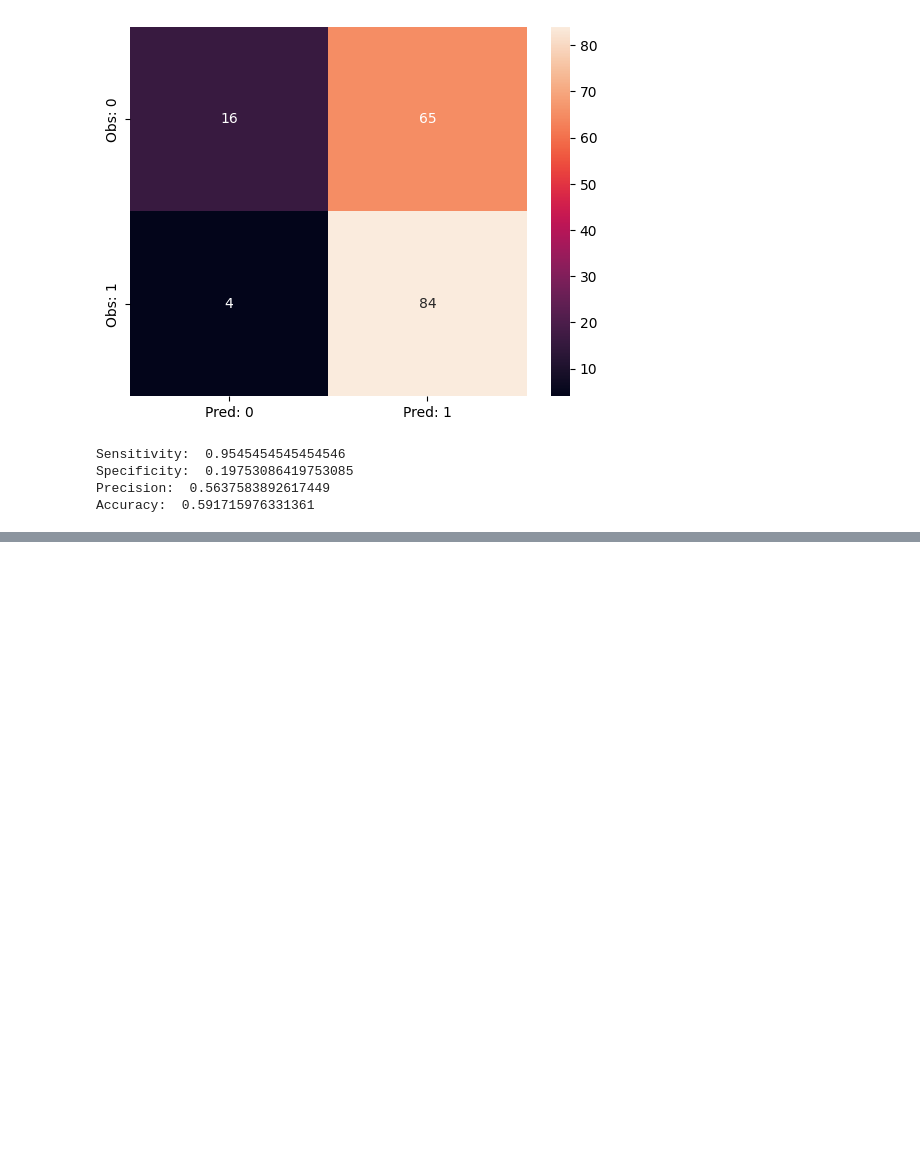
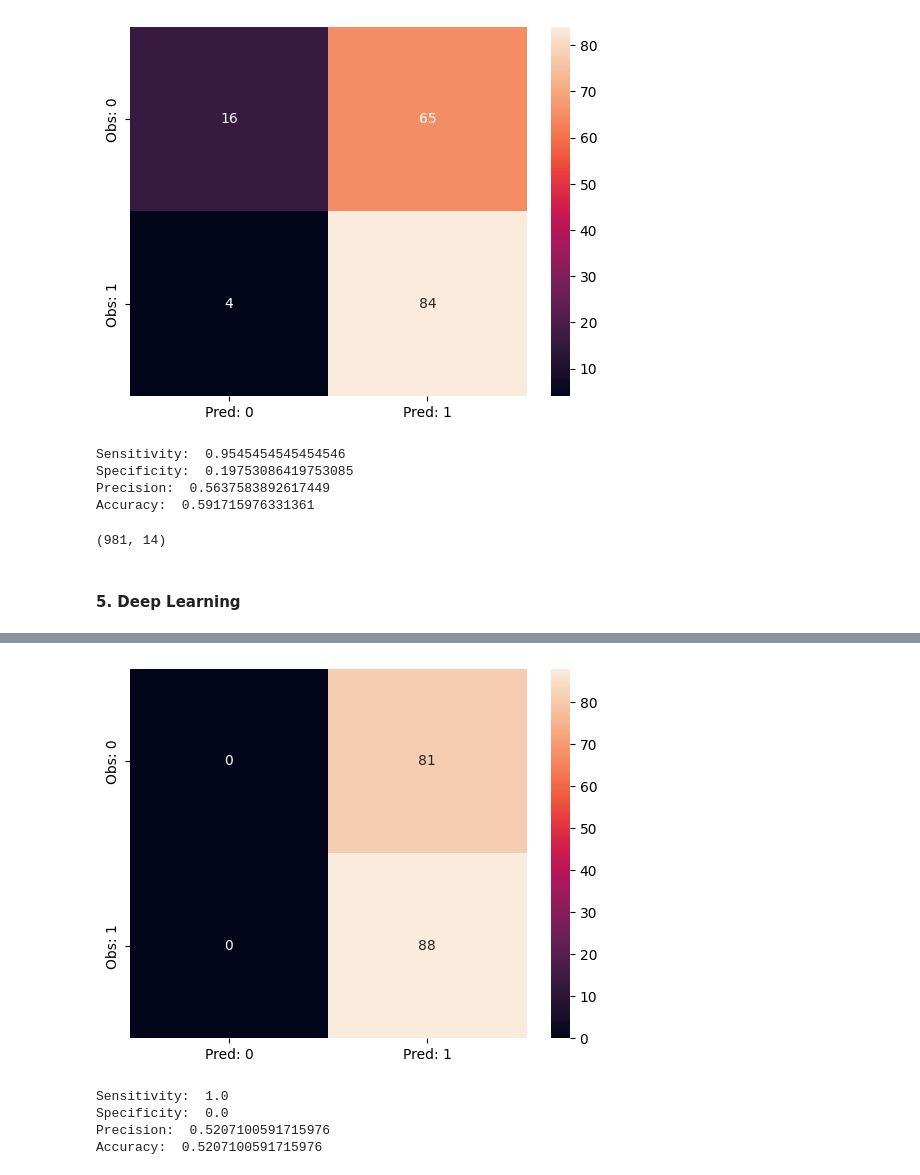
Before and after one commit to Dhruv-Chandra/Loan-Prediction, a Jupyter notebook: Loan_Prediction.ipynb, the cells around one changed output, grey strips where cells are left out. Cells and saved outputs as stored; diff of their text form; code cells hidden in the pictures; blank space fills up the shorter version.

```diff
--- a/Loan_Prediction.ipynb
+++ b/Loan_Prediction.ipynb
@@ -768,8 +813,14 @@ combined_en.sample(5)
 # %% [markdown]
 #### 1. Logistic Regression
 # %%
-x = combined_en.loc[combined_en["Loan_Status"].notnull(), combined_en.columns != target_var]
-y = combined_en.loc[combined_en["Loan_Status"].notnull(), target_var]
+x = combined_feat.loc[combined_feat["Loan_Status"].notnull(), combined_feat.columns != target_var]
+y = combined_feat.loc[combined_feat["Loan_Status"].notnull(), target_var]
+
+x = x.apply(LabelEncoder().fit_transform)
+
+y.replace(to_replace = {'Y': 1, 'N': 0}, inplace = True)
+
+# print(y)
 
 model = sm.Logit(y, ac(x))
 res = model.fit()
@@ -885,3 +923,29 @@ Sensitivity:  0.9545454545454546
 Specificity:  0.19753086419753085
 Precision:  0.5637583892617449
 Accuracy:  0.591715976331361
+# %%
+combined_en.shape
+# %% [output]
+(981, 14)
+# %% [markdown]
+#### 5. Deep Learning
+# %%
+def model_dl():
+  model = Sequential()
+  model.add(Dense(20, input_shape=(13,), activation='relu'))
+  model.add(Dense(15, activation='relu'))
+  model.add(Dense(15, activation='relu'))
+  model.add(Dense(1, activation = 'sigmoid'))
+  # Compile model
+  model.compile(loss='binary_crossentropy', optimizer='adam', metrics = ['accuracy'])
+  return model
+# %%
+params_dl = {
+    'nb_epoch': [20, 40, 60, 80, 100],
+    'batch_size': [8, 16, 32]
+}
+# %%
+model=KerasClassifier(build_fn=model_dl, validation_data = (x_val, y_val), verbose = 2)
+# %%
+mod_dl_o, acc_dl_o = rand_search(model = model, params = params_dl, df = combined_en, cm='yes', samp = 'o')
+# %% [output]
@@ -887,0 +954,5 @@ Accuracy:  0.591715976331361
+[figure, added]
+Sensitivity:  1.0
+Specificity:  0.0
+Precision:  0.5207100591715976
+Accuracy:  0.5207100591715976
```
Also changed, not shown: parts of 24 cells of this notebook.
